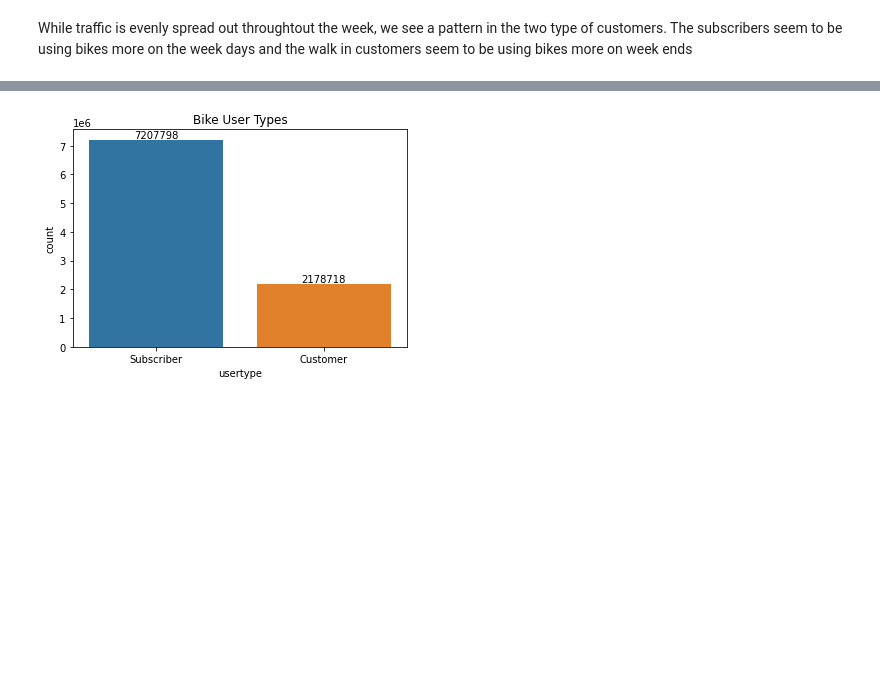
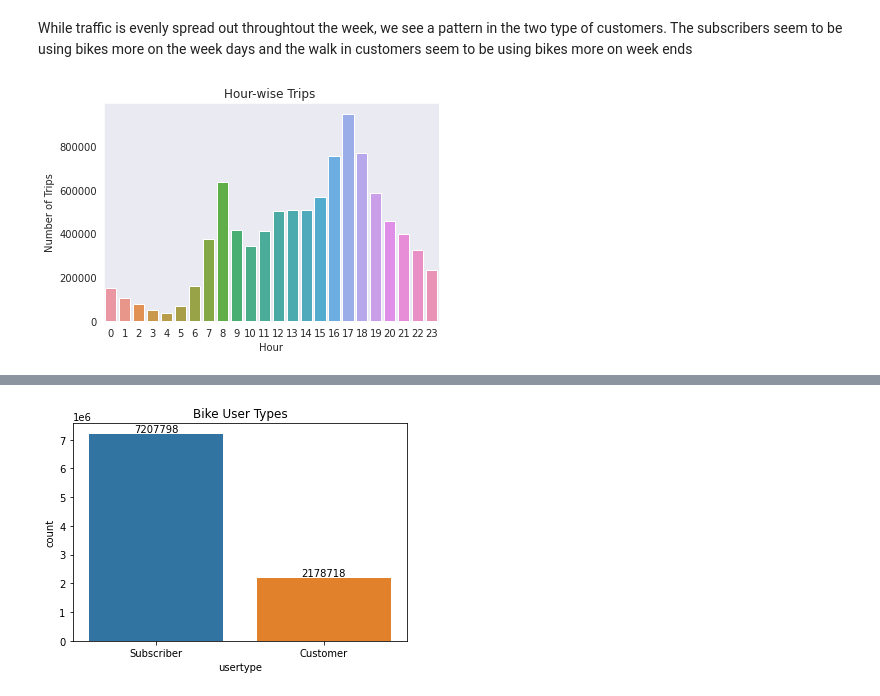
Before and after one commit to sharmasapna/Bluebike_Traffic_Forecasting, a Jupyter notebook: bluebikes_eda.ipynb, the cells around one changed output, grey strips where cells are left out. Cells and saved outputs as stored; diff of their text form; code cells hidden in the pictures; blank space fills up the shorter version.

```diff
--- a/bluebikes_eda.ipynb
+++ b/bluebikes_eda.ipynb
@@ -186,2 +202,16 @@ plt.show()
 # %% [markdown]
 While traffic is evenly spread out throughtout the week, we see a pattern in the two type of customers. The subscribers seem to be using bikes more on the week days and the walk in customers seem to be using bikes more on week ends
+# %%
+# Plotting the number of trips per hour
+fig = plt.figure()
+sns.countplot(trip_data['starttime'].dt.hour)
+plt.xlabel('Hour')
+plt.ylabel('Number of Trips')
+plt.title('Hour-wise Trips ')
+#plt.xticks(np.arange(7),['Mon', 'Tue', 'Wed', 'Thu', 'Fri', 'Sat', 'Sun'])
+#txt = "Hourly data"
+#fig.text(.5, -0.009, txt, ha='center')
+plt.savefig("/content/drive/MyDrive/blue_bikes_sales_prediction/hour.png", bbox_inches = 'tight')
+plt.show()
+# %% [output]
+[figure, added]
```
Also changed, not shown: parts of 26 cells of this notebook.
